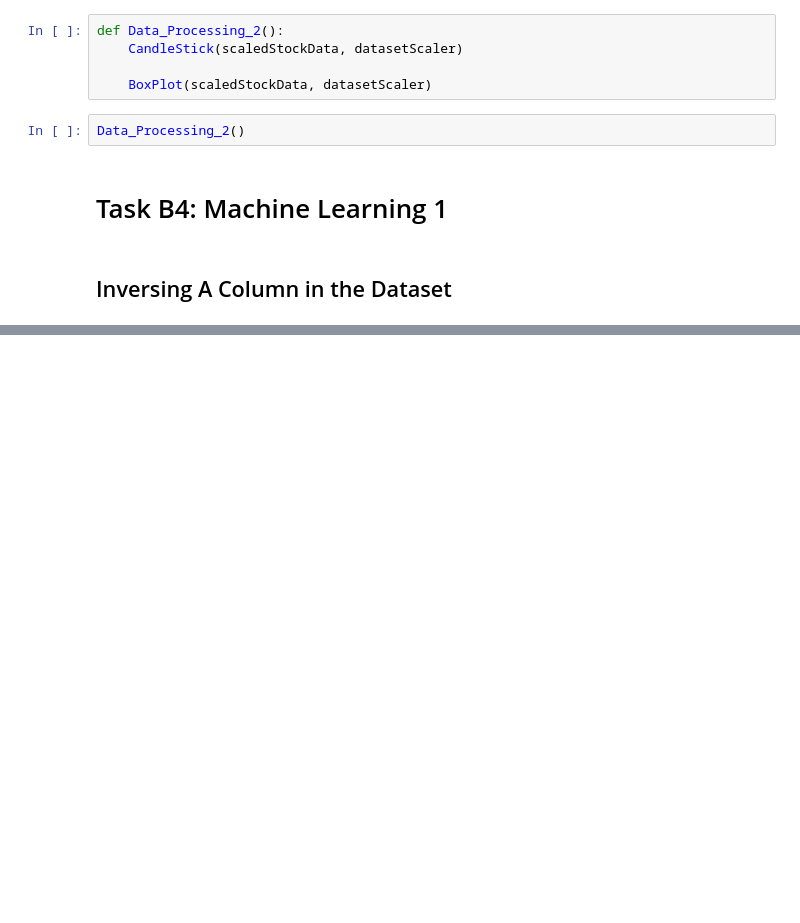
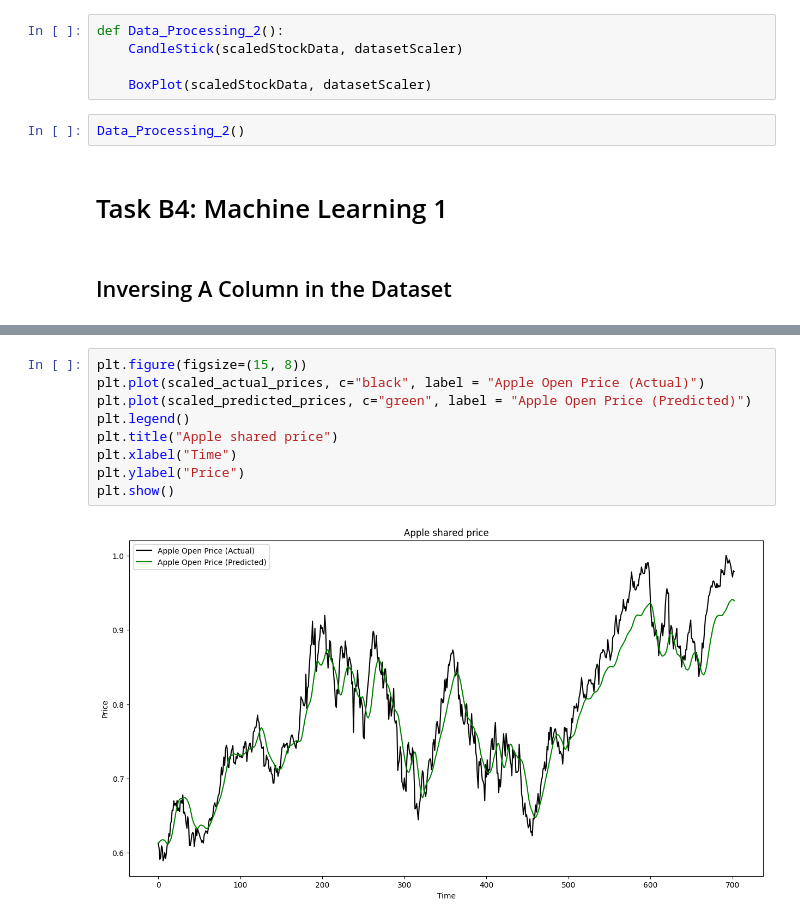
Before and after one commit to heyyytamvo/COS30018, a Jupyter notebook: ProjectAssessment/TaskB4/TaskB4.ipynb, the cells around one changed output, grey strips where cells are left out. Saved outputs shown, nothing was run; the diff lists cells and outputs as text; blank space fills up the shorter version.

```diff
--- a/ProjectAssessment/TaskB4/TaskB4.ipynb
+++ b/ProjectAssessment/TaskB4/TaskB4.ipynb
@@ -561,0 +508,11 @@ plt.show()
+# %%
+plt.figure(figsize=(15, 8))
+plt.plot(scaled_actual_prices, c="black", label = "Apple Open Price (Actual)")
+plt.plot(scaled_predicted_prices, c="green", label = "Apple Open Price (Predicted)")
+plt.legend()
+plt.title("Apple shared price")
+plt.xlabel("Time")
+plt.ylabel("Price")
+plt.show()
+# %% [output]
+[figure, added]
```
Also changed, not shown: parts of 28 cells of this notebook, 3 other files.
